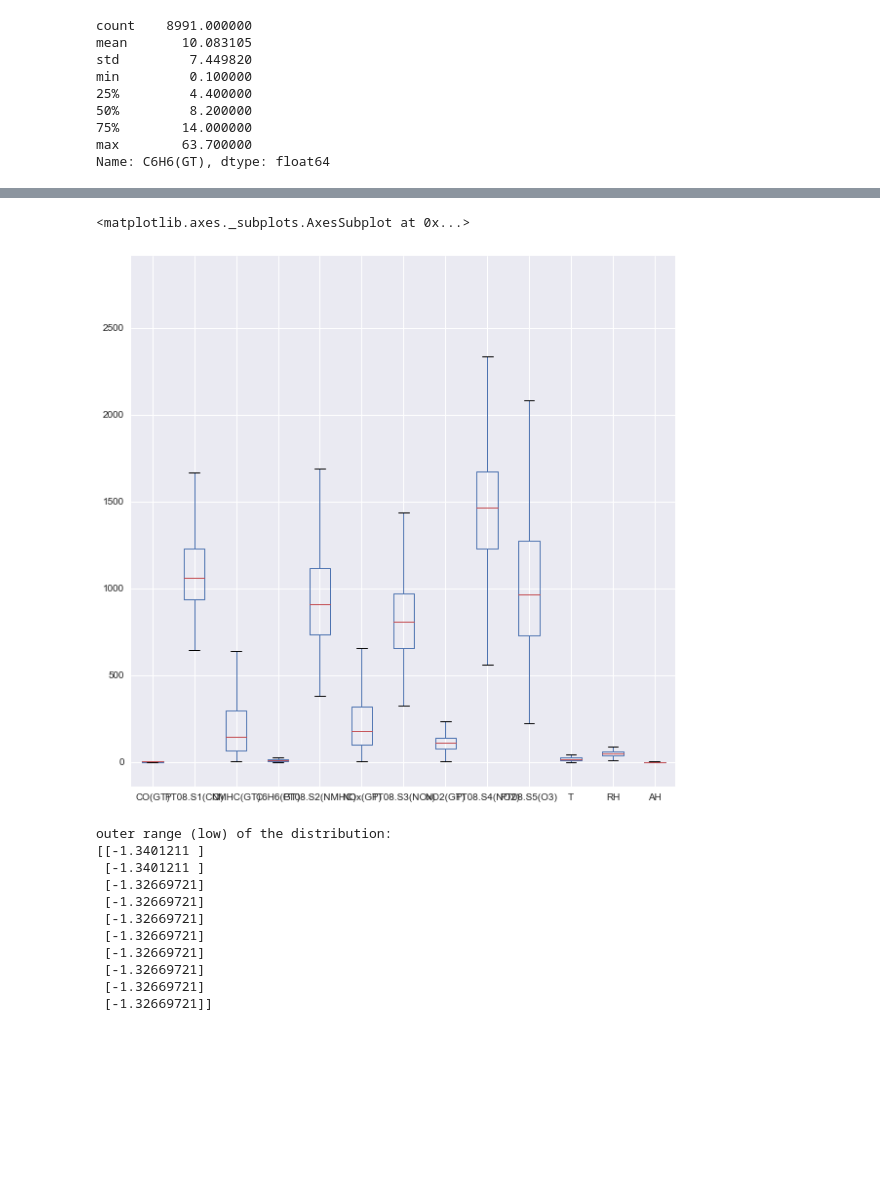
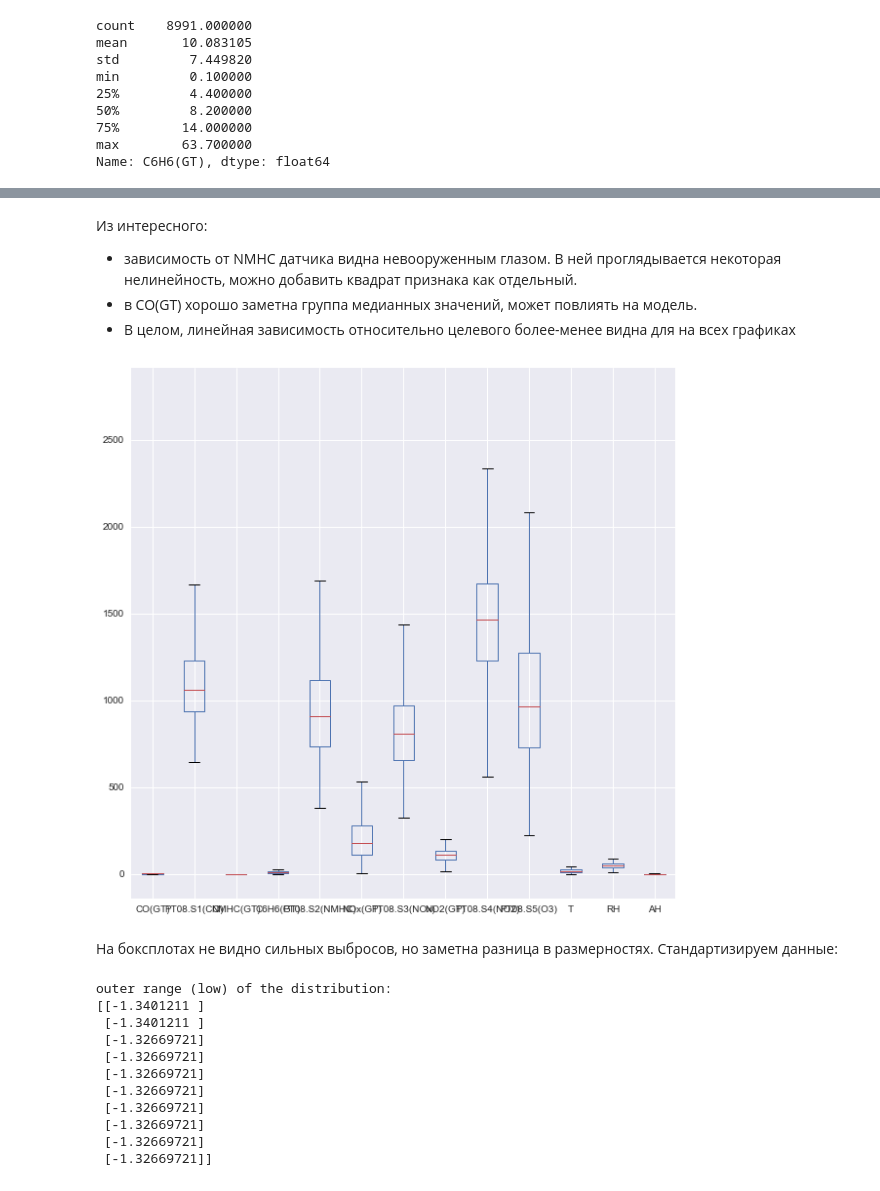
Before and after one commit to staple-stable/ds-stuff, a Jupyter notebook: module_2/air_quality.ipynb, the cells around one changed output, grey strips where cells are left out. Cells and saved outputs as stored; diff of their text form; code cells hidden in the pictures; blank space fills up the shorter version.

```diff
--- a/module_2/air_quality.ipynb
+++ b/module_2/air_quality.ipynb
@@ -79,0 +157,3 @@ df = df.drop(df.loc[df['C6H6(GT)'].isnull()].index)
+# %%
+df.fillna({'NMHC(GT)': 0}, inplace=True)
+df.fillna(df.median(), inplace=True)
@@ -111,8 +212,14 @@ plt.show();
+# %% [markdown]
+Из интересного:
+- зависимость от NMHC датчика видна невооруженным глазом. В ней проглядывается некоторая нелинейность, можно добавить квадрат признака как отдельный.
+- в CO(GT) хорошо заметна группа медианных значений, может повлиять на модель.
+- В целом, линейная зависимость относительно целевого более-менее видна для на всех графиках
 # %%
-df.boxplot(figsize=[10,10])
+_ = df.boxplot(figsize=[10,10])
 # %% [output]
-<matplotlib.axes._subplots.AxesSubplot at 0x...>
-[figure, old version]
+[figure, new version]
+# %% [markdown]
+На боксплотах не видно сильных выбросов, но заметна разница в размерностях. Стандартизируем данные:
 # %%
 from sklearn.preprocessing import StandardScaler
 
```
Also changed, not shown: parts of 70 cells of this notebook.
